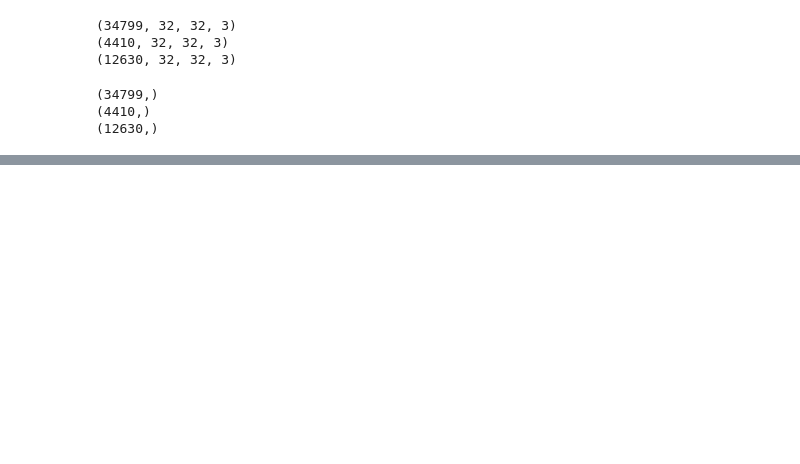
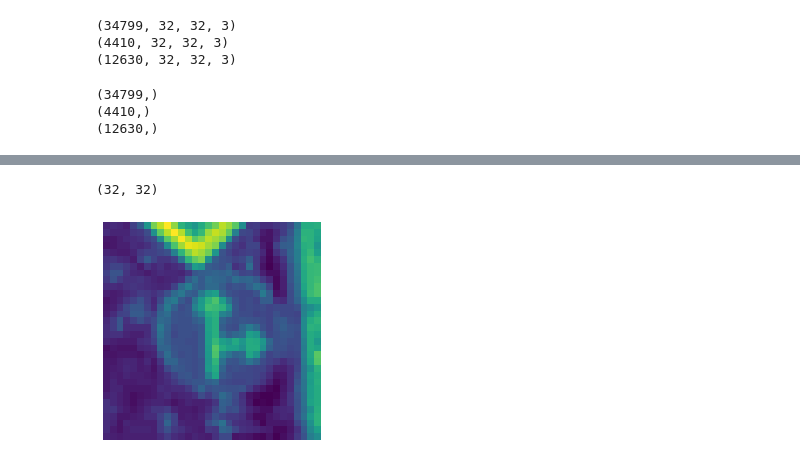
Before and after one commit to TheSoloLeveling/IA-Prototypes-Dev, a Jupyter notebook: Traffic Signs Starter Project.ipynb, the cells around one changed output, grey strips where cells are left out. Cells and saved outputs as stored; diff of their text form; code cells hidden in the pictures; blank space fills up the shorter version.

```diff
--- a/Traffic Signs Starter Project.ipynb
+++ b/Traffic Signs Starter Project.ipynb
@@ -43,0 +88,14 @@ print(y_test.shape)
+# %%
+#convert rgb image to gray image because colors are not important features ==> reduce depth ==> neural network
+#with less parameters ==> neural network more efficient
+def grayscale(img):
+    img = cv2.cvtColor(img, cv2.COLOR_BGR2GRAY)
+    return img
+# %%
+test = grayscale(X_train[1000])
+plt.imshow(test)
+plt.axis("off")
+print(test.shape)
+# %% [output]
+(32, 32)
+[figure, added]
```
Also changed, not shown: parts of 15 cells of this notebook.
